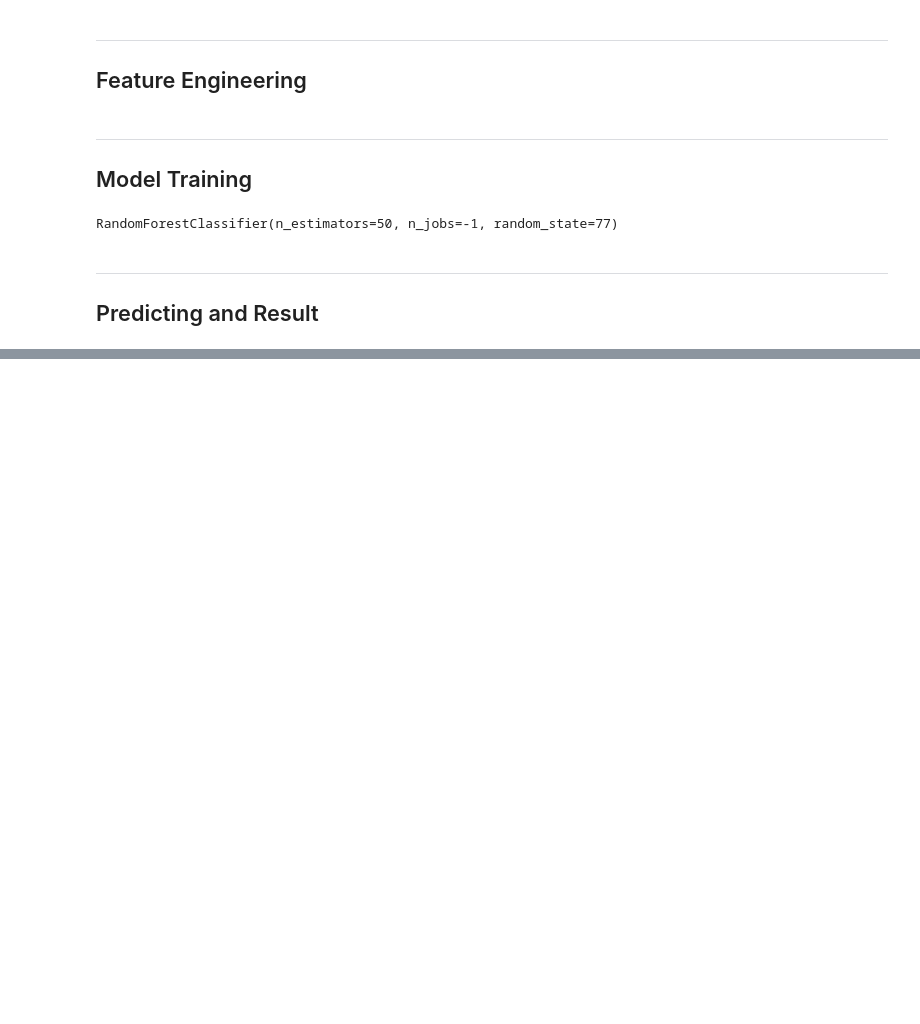
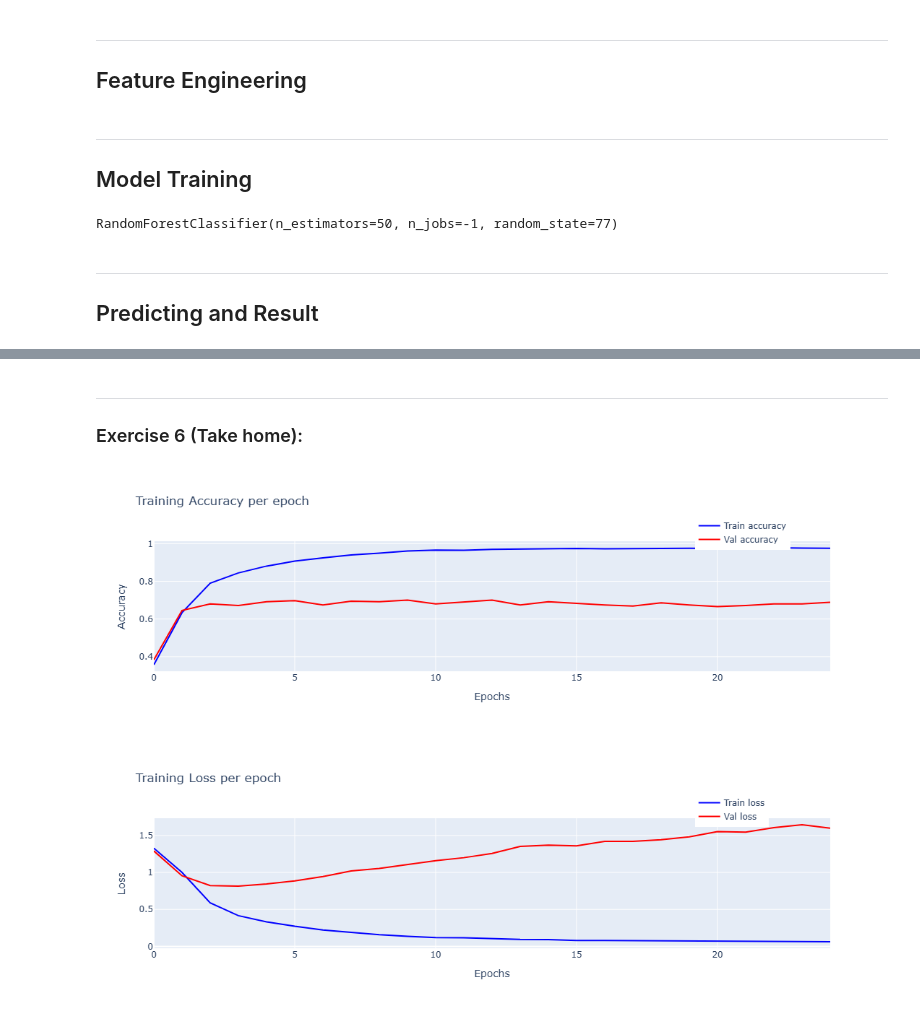
Before and after one commit to r926215/DM2024-Lab2-Homework, a Jupyter notebook: DM2024-Lab2-Homework.ipynb, the cells around one changed output, grey strips where cells are left out. Saved outputs shown, nothing was run; the diff lists cells and outputs as text; code cells hidden in the pictures; blank space fills up the shorter version.

```diff
--- a/DM2024-Lab2-Homework.ipynb
+++ b/DM2024-Lab2-Homework.ipynb
@@ -182,0 +466,40 @@ submission.to_csv('submission.csv', index=False)
+# %% [markdown]
+---
+### Exercise 6 (Take home):
+# %%
+training_log = pd.DataFrame()
+training_log = pd.read_csv("logs/training_log.csv")
+# %%
+# Answer here
+import plotly.graph_objects as go
+import pandas as pd
+
+# Load the training log data (修改檔案路徑為您的CSV檔案位置)
+#training_log = pd.read_csv('training_log.csv')
+
+# 建立訓練和驗證準確率圖表
+fig_accuracy = go.Figure()
+fig_accuracy.add_trace(go.Scatter(x=training_log['epoch'], y=training_log['accuracy'], mode='lines', name='Train accuracy', line=dict(color='blue')))
+fig_accuracy.add_trace(go.Scatter(x=training_log['epoch'], y=training_log['val_accuracy'], mode='lines', name='Val accuracy', line=dict(color='red')))
+fig_accuracy.update_layout(
+    title='Training Accuracy per epoch',
+    xaxis_title='Epochs',
+    yaxis_title='Accuracy',
+    legend=dict(x=0.8, y=1.2)
+)
+fig_accuracy.show()
+
+# 建立訓練和驗證損失圖表
+fig_loss = go.Figure()
+fig_loss.add_trace(go.Scatter(x=training_log['epoch'], y=training_log['loss'], mode='lines', name='Train loss', line=dict(color='blue')))
+fig_loss.add_trace(go.Scatter(x=training_log['epoch'], y=training_log['val_loss'], mode='lines', name='Val loss', line=dict(color='red')))
+fig_loss.update_layout(
+    title='Training Loss per epoch',
+    xaxis_title='Epochs',
+    yaxis_title='Loss',
+    legend=dict(x=0.8, y=1.2)
+)
+fig_loss.show()
+# %% [output]
+[figure, added]
+[figure, added]
```
Also changed, not shown: parts of 47 cells of this notebook, 14 other files.
